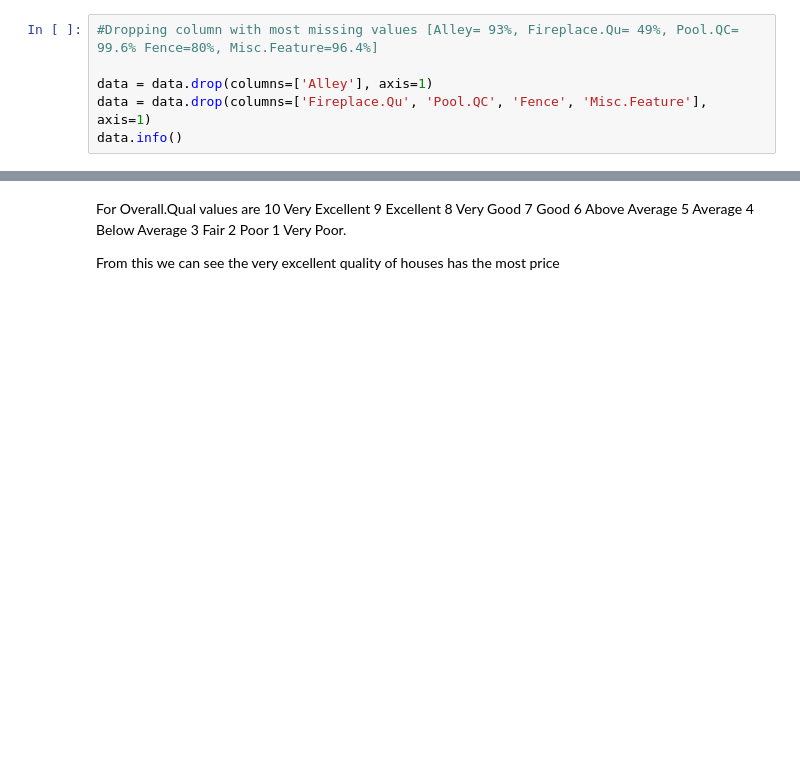
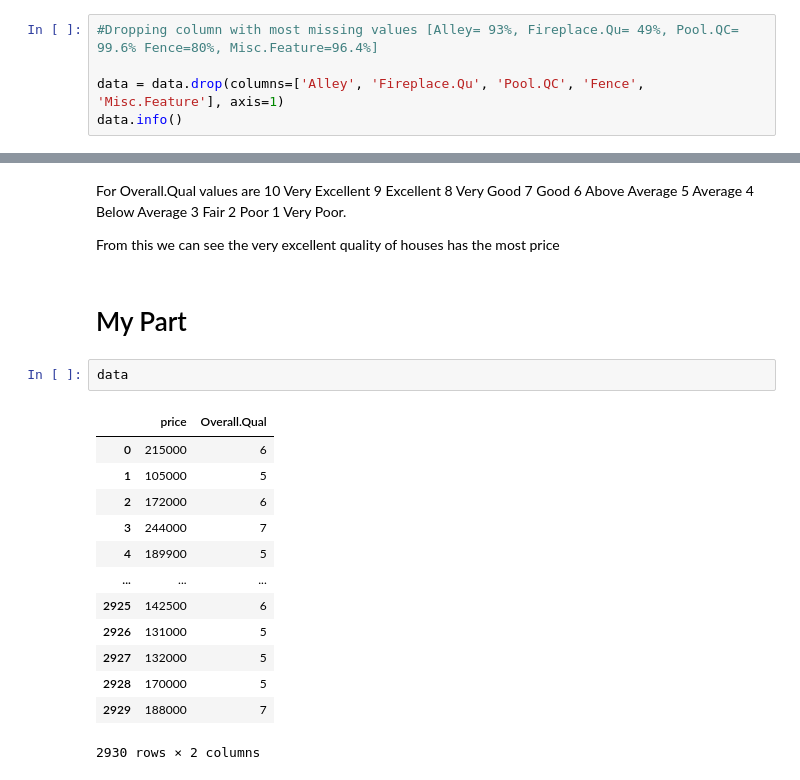
Before and after one commit to CategorIAN/CSCI550MP2, a Jupyter notebook: notebook.ipynb, the cells around one changed output, grey strips where cells are left out. Saved outputs shown, nothing was run; the diff lists cells and outputs as text; blank space fills up the shorter version.

```diff
--- a/notebook.ipynb
+++ b/notebook.ipynb
@@ -70,8 +70,7 @@ The column with missing values percentage[Alley= 93%, Fireplace.Qu= 49%, Pool.QC
 # %%
 #Dropping column with most missing values [Alley= 93%, Fireplace.Qu= 49%, Pool.QC= 99.6% Fence=80%, Misc.Feature=96.4%]
 
-data = data.drop(columns=['Alley'], axis=1)
-data = data.drop(columns=['Fireplace.Qu', 'Pool.QC', 'Fence', 'Misc.Feature'], axis=1)
+data = data.drop(columns=['Alley', 'Fireplace.Qu', 'Pool.QC', 'Fence', 'Misc.Feature'], axis=1)
 data.info()
 # %% [output]
 <class 'pandas.core.frame.DataFrame'>
@@ -287,3 +286,21 @@ For Overall.Qual values are
        1	Very Poor.
 
   From this we can see the very excellent quality of houses has the most price
+# %% [markdown]
+# My Part
+# %%
+data
+# %% [output]
+|  | price | Overall.Qual |
+| 0 | 215000 | 6 |
+| 1 | 105000 | 5 |
+| 2 | 172000 | 6 |
+| 3 | 244000 | 7 |
+| 4 | 189900 | 5 |
+| ... | ... | ... |
+| 2925 | 142500 | 6 |
+| 2926 | 131000 | 5 |
+| 2927 | 132000 | 5 |
+| 2928 | 170000 | 5 |
+| 2929 | 188000 | 7 |
+2930 rows × 2 columns
```
Also changed, not shown: 2 other files.
